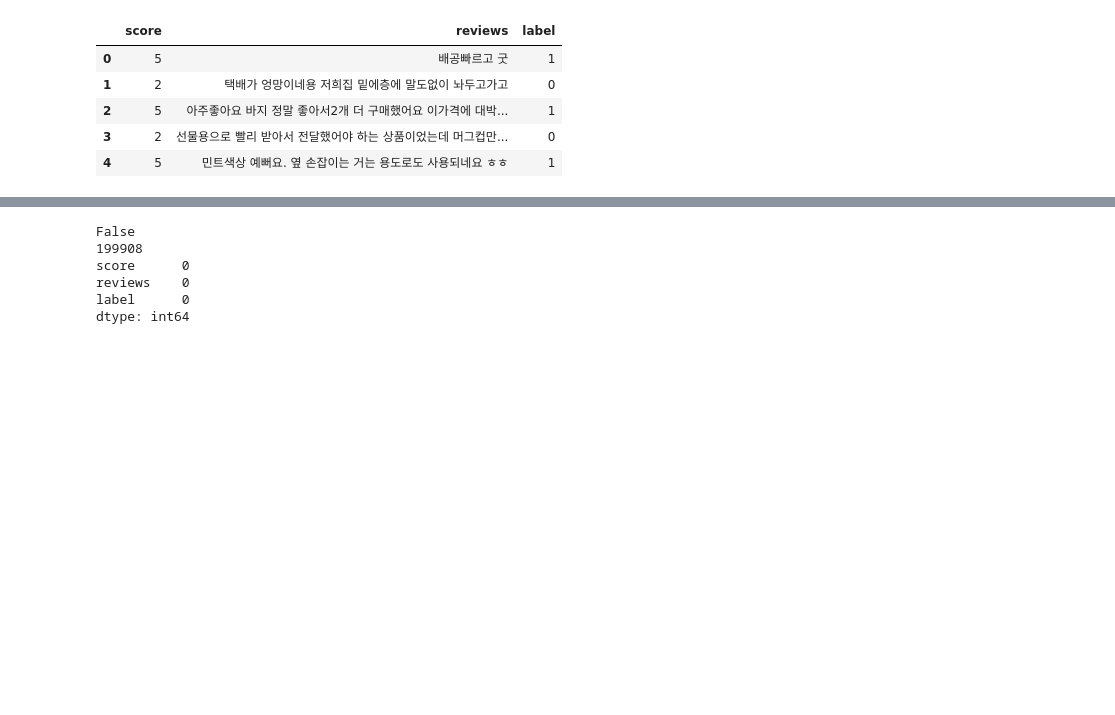
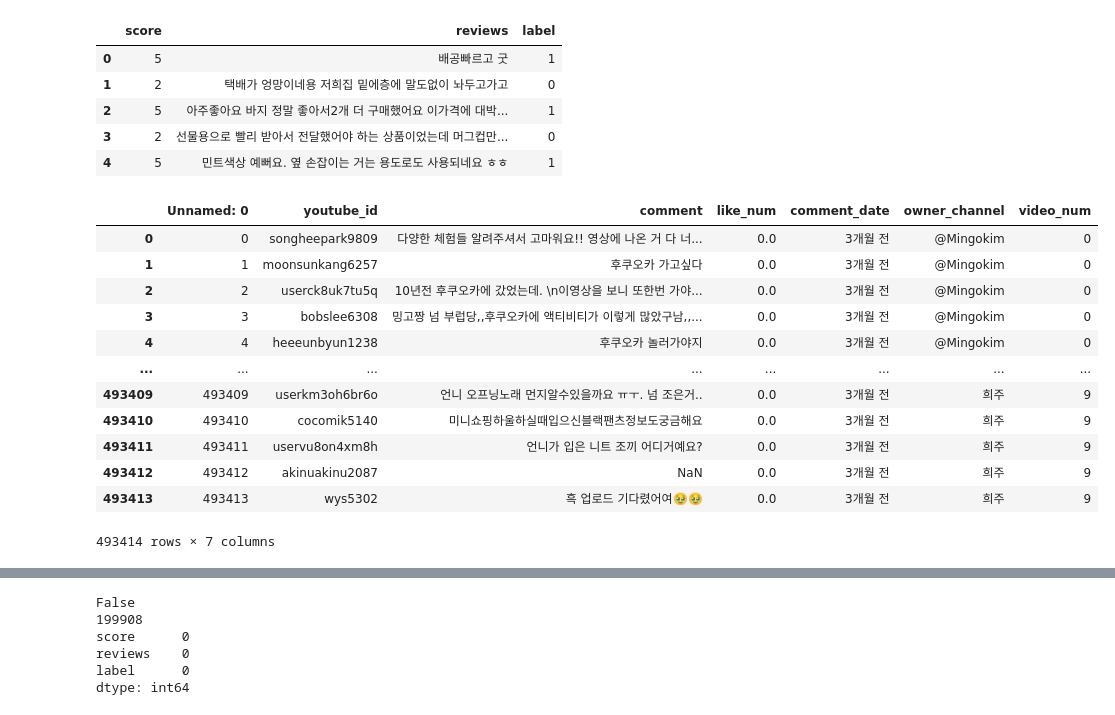
Before and after one commit to scnelMG/Samsungfire_Risk_Management, a Jupyter notebook: 감성분석_LSTM.ipynb, the cells around one changed output, grey strips where cells are left out. Saved outputs shown, nothing was run; the diff lists cells and outputs as text; code cells hidden in the pictures; blank space fills up the shorter version.

```diff
--- a/감성분석_LSTM.ipynb
+++ b/감성분석_LSTM.ipynb
@@ -40,3 +42,20 @@ df.head()
 | 2 | 5 | 아주좋아요 바지 정말 좋아서2개 더 구매했어요 이가격에 대박... | 1 |
 | 3 | 2 | 선물용으로 빨리 받아서 전달했어야 하는 상품이었는데 머그컵만... | 0 |
 | 4 | 5 | 민트색상 예뻐요. 옆 손잡이는 거는 용도로도 사용되네요 ㅎㅎ | 1 |
+# %%
+df_comment = pd.read_csv("./data/total_comment_data.csv", encoding="utf-8-sig")
+df_comment
+# %% [output]
+|  | Unnamed: 0 | youtube_id | comment | like_num | comment_date | owner_channel | video_num |
+| 0 | 0 | songheepark9809 | 다양한 체험들 알려주셔서 고마워요!! 영상에 나온 거 다 너... | 0.0 | 3개월 전 | @Mingokim | 0 |
+| 1 | 1 | moonsunkang6257 | 후쿠오카 가고싶다 | 0.0 | 3개월 전 | @Mingokim | 0 |
+| 2 | 2 | userck8uk7tu5q | 10년전 후쿠오카에 갔었는데. \n이영상을 보니 또한번 가야... | 0.0 | 3개월 전 | @Mingokim | 0 |
+| 3 | 3 | bobslee6308 | 밍고짱 넘 부럽당,,후쿠오카에 액티비티가 이렇게 많았구남,,... | 0.0 | 3개월 전 | @Mingokim | 0 |
+| 4 | 4 | heeeunbyun1238 | 후쿠오카 놀러가야지 | 0.0 | 3개월 전 | @Mingokim | 0 |
+| ... | ... | ... | ... | ... | ... | ... | ... |
+| 493409 | 493409 | userkm3oh6br6o | 언니 오프닝노래 먼지알수있을까요 ㅠㅜ. 넘 조은거.. | 0.0 | 3개월 전 | 희주 | 9 |
+| 493410 | 493410 | cocomik5140 | 미니쇼핑하울하실때입으신블랙팬츠정보도궁금해요 | 0.0 | 3개월 전 | 희주 | 9 |
+| 493411 | 493411 | uservu8on4xm8h | 언니가 입은 니트 조끼 어디거예요? | 0.0 | 3개월 전 | 희주 | 9 |
+| 493412 | 493412 | akinuakinu2087 | NaN | 0.0 | 3개월 전 | 희주 | 9 |
+| 493413 | 493413 | wys5302 | 흑 업로드 기다렸어여🥹🥹 | 0.0 | 3개월 전 | 희주 | 9 |
+493414 rows × 7 columns
```
Also changed, not shown: parts of 23 cells of this notebook, 1 other file.
